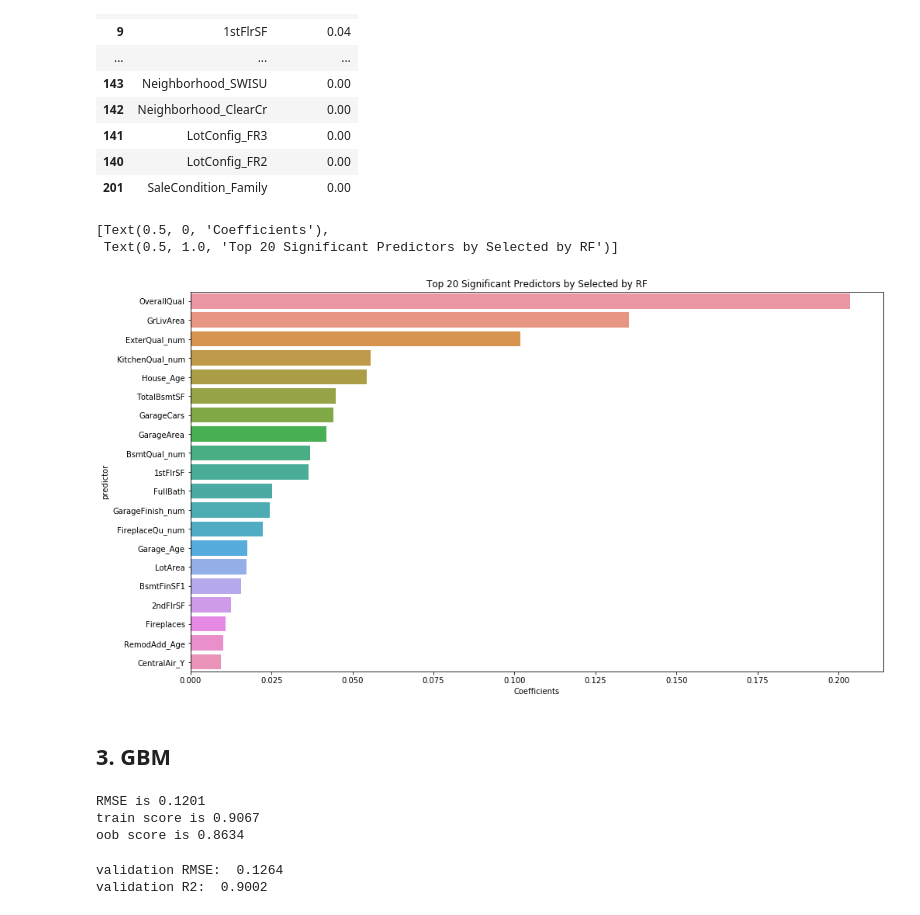
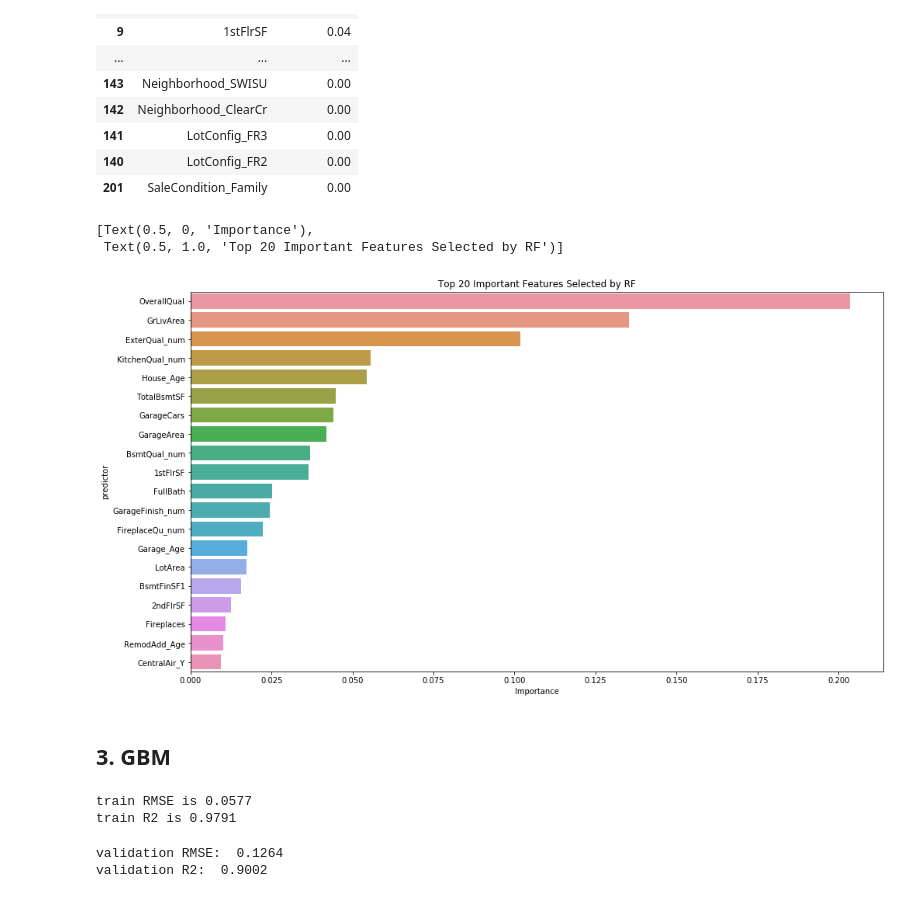
Before and after one commit to rabujamra/MachineLearning, a Jupyter notebook: ML_Project_Modeling.ipynb, the cells around one changed output. Cells and saved outputs as stored; diff of their text form; code cells hidden in the pictures.

```diff
--- a/ML_Project_Modeling.ipynb
+++ b/ML_Project_Modeling.ipynb
@@ -351,13 +345,13 @@ display(rf_feature_imp)
 # %%
 # plot of top significant coefficients
 plot_df = rf_feature_imp.head(20)
 ax = sns.barplot(y = plot_df.predictor, x = "importance", data = plot_df)
-ax.set(xlabel = "Coefficients", title = "Top 20 Significant Predictors by Selected by RF")
+ax.set(xlabel = "Importance", title = "Top 20 Important Features Selected by RF")
 #plt.savefig("../output/lasso_coef_imp_top20.png", bbox_inches = "tight")
 # %% [output]
-[Text(0.5, 0, 'Coefficients'),
- Text(0.5, 1.0, 'Top 20 Significant Predictors by Selected by RF')]
+[Text(0.5, 0, 'Importance'),
+ Text(0.5, 1.0, 'Top 20 Important Features Selected by RF')]
-[figure, old version]
+[figure, new version]
 # %% [markdown]
 ## 3. GBM
 # %%
@@ -368,14 +362,13 @@ GBoost = GradientBoostingRegressor(n_estimators=3000, learning_rate=0.05,
 # %%
 GBoost.fit(x_train, y_train)
 gbm_pred_train = GBoost.predict(x_train)
-MSE = np.sqrt(-mean_squared_error(y_train, gbm_pred_train))
-print(f"RMSE is {RMSE}")
-print("train score is", round(model_rf.score(x_train, y_train), ndigits = 4))
-print("oob score is", round(model_rf.oob_score_, ndigits = 4))
+gbm_score_1 = round(np.sqrt(mean_squared_error(y_train, gbm_pred_train)), 4)
+gbm_score_r2_1 = round(GBoost.score(x_train, y_train), 4)
+print(f"train RMSE is {gbm_score_1}")
+print("train R2 is", gbm_score_r2_1)
 # %% [output]
-RMSE is 0.1201
-train score is 0.9067
-oob score is 0.8634
+train RMSE is 0.0577
+train R2 is 0.9791
 # %%
 gbm_score = np.sqrt(-cross_val_score(GBoost, x_train, y_train, scoring = 'neg_mean_squared_error', cv = kf).mean())
 print("validation RMSE: ", round(gbm_score, ndigits = 4))
```
Also changed, not shown: parts of 26 cells of this notebook, 1 other file.
